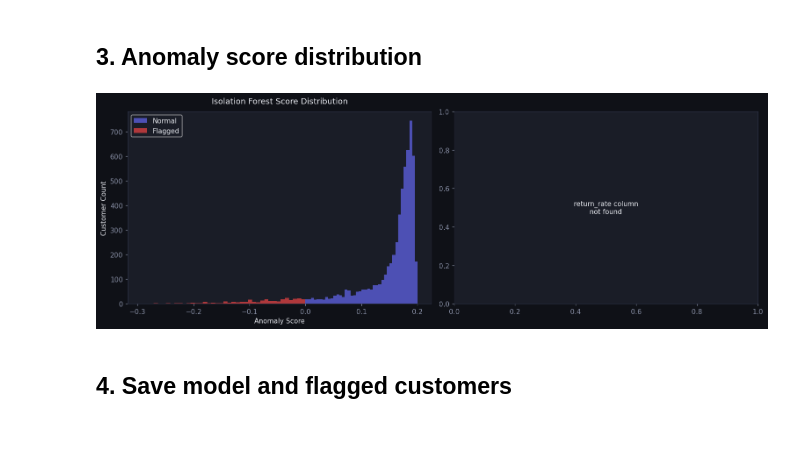
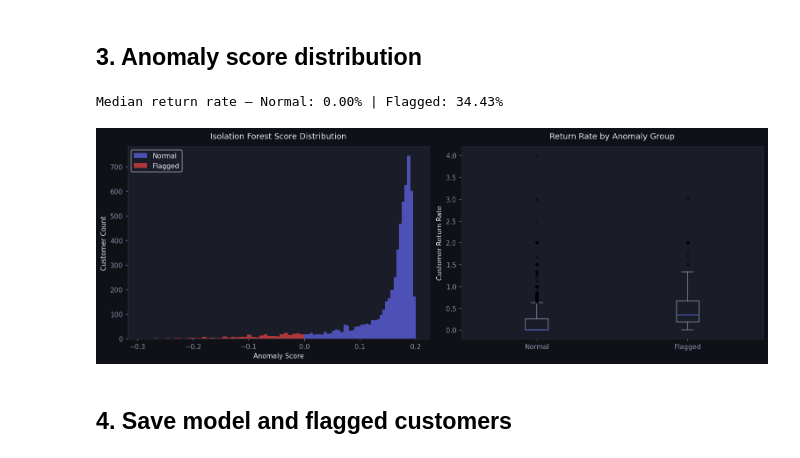
Before and after one commit to aalias01/retail-returns-intelligence, a Jupyter notebook: notebooks/05_anomaly_detection.ipynb, the cells around one changed output. Saved outputs shown, nothing was run; the diff lists cells and outputs as text; code cells hidden in the pictures.

Commit message:
fix: nb05 validation boxplot — use lifetime_return_rate column

```diff
--- a/notebooks/05_anomaly_detection.ipynb
+++ b/notebooks/05_anomaly_detection.ipynb
@@ -124,36 +124,39 @@ df_val['anomaly_flag'] = anomaly_results['anomaly_flag'].values
 df_val['anomaly_score'] = anomaly_results['anomaly_score'].values
 
 # Compare return-related metrics by flag group
-if 'return_rate' in df_val.columns:
+if 'lifetime_return_rate' in df_val.columns:
+    rr_col = 'lifetime_return_rate'
+elif 'return_rate' in df_val.columns:
     rr_col = 'return_rate'
 elif 'cust_return_rate' in df_val.columns:
     rr_col = 'cust_return_rate'
 else:
     # Fallback: derive from available columns
     rr_col = None
 
 if rr_col:
     flagged_rr = df_val.loc[df_val['anomaly_flag']==1, rr_col]
     normal_rr  = df_val.loc[df_val['anomaly_flag']==0, rr_col]
     axes[1].boxplot([normal_rr.dropna(), flagged_rr.dropna()],
                     labels=['Normal', 'Flagged'],
                     patch_artist=True,
                     boxprops=dict(facecolor='#1a1d27', color='#8b92a8'),
                     medianprops=dict(color='#6366f1'),
                     whiskerprops=dict(color='#8b92a8'),
                     capprops=dict(color='#8b92a8'),
                     flierprops=dict(marker='.', color='#ef4444', alpha=0.4))
     axes[1].set_ylabel('Customer Return Rate'); axes[1].set_title('Return Rate by Anomaly Group', pad=12)
     print(f'Median return rate — Normal: {normal_rr.median():.2%} | Flagged: {flagged_rr.median():.2%}')
 else:
     axes[1].text(0.5, 0.5, 'return_rate column\nnot found', ha='center', va='center', transform=axes[1].transAxes)
 
 plt.tight_layout()
 os.makedirs('../figures', exist_ok=True)
 plt.savefig('../figures/05_anomaly_scores.png', bbox_inches='tight', facecolor='#0f1117')
 plt.show()
 # %% [output]
+Median return rate — Normal: 0.00% | Flagged: 34.43%
-[figure, old version]
+[figure, new version]
 # %% [markdown]
 ## 4. Save model and flagged customers
 # %%
```
Also changed, not shown: 1 other file.
